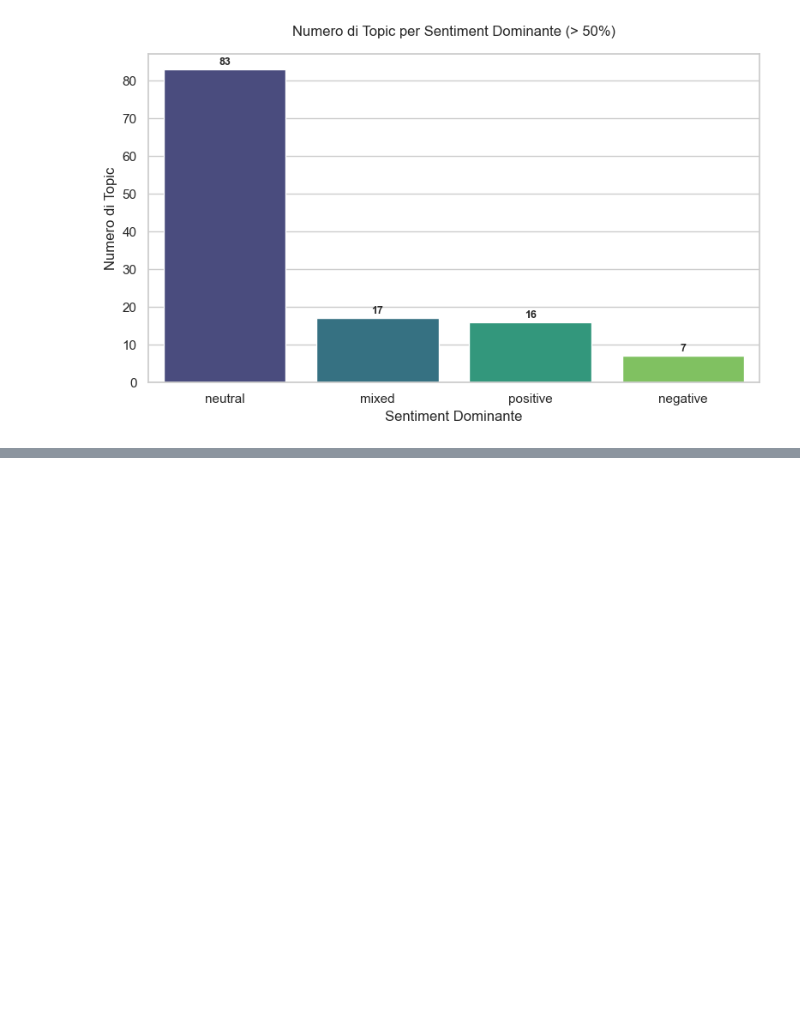
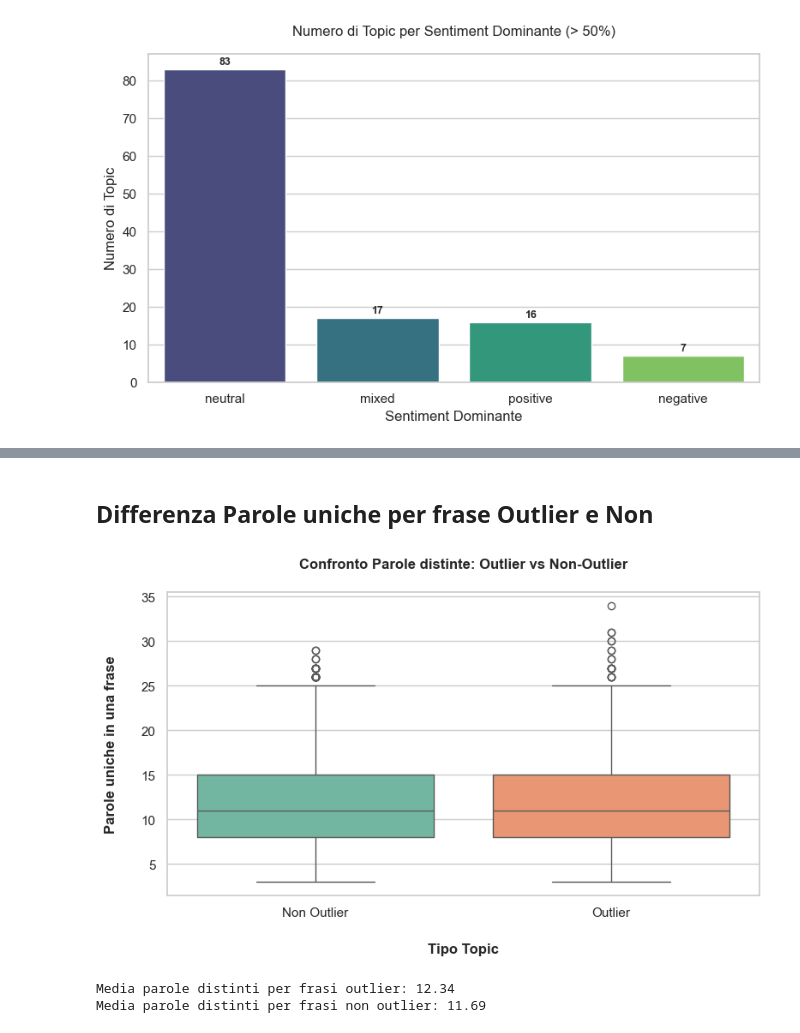
Before and after one commit to IreneGaita/FinSent, a Jupyter notebook: airflow/notebooks/topic_analysis.ipynb, the cells around one changed output, grey strips where cells are left out. Cells and saved outputs as stored; diff of their text form; code cells hidden in the pictures; blank space fills up the shorter version.

```diff
--- a/airflow/notebooks/topic_analysis.ipynb
+++ b/airflow/notebooks/topic_analysis.ipynb
@@ -179,0 +221,18 @@ plt.show()
+# %% [markdown]
+## Differenza Parole uniche per frase Outlier e Non
+# %%
+plt.figure(figsize=(8,5))
+sns.boxplot(data=df, x='is_outlier', y='text_len_unique', palette='Set2')
+plt.title("Confronto Parole distinte: Outlier vs Non-Outlier", pad=20, fontweight="bold")
+plt.xlabel("Tipo Topic", labelpad=20, fontweight="bold")
+plt.ylabel("Parole uniche in una frase", labelpad=20, fontweight="bold")
+plt.xticks([0,1], ['Non Outlier', 'Outlier'])
+plt.tight_layout()
+plt.show()
+
+print(f"Media parole distinti per frasi outlier: {df_outlier.text_len_unique.mean():.2f}")
+print(f"Media parole distinti per frasi non outlier: {df_noutlier.text_len_unique.mean():.2f}")
+# %% [output]
+[figure, added]
+Media parole distinti per frasi outlier: 12.34
+Media parole distinti per frasi non outlier: 11.69
```
Also changed, not shown: parts of 19 cells of this notebook.
